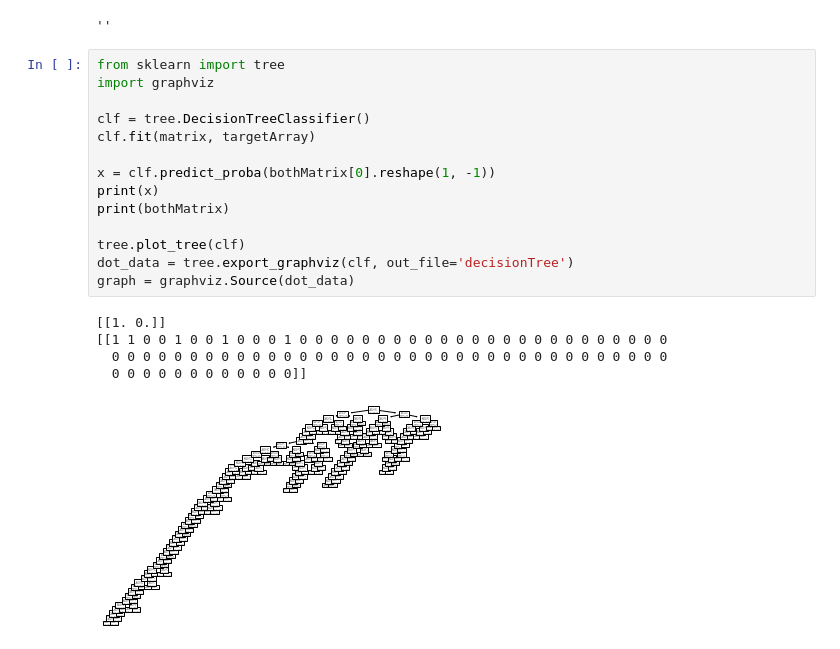
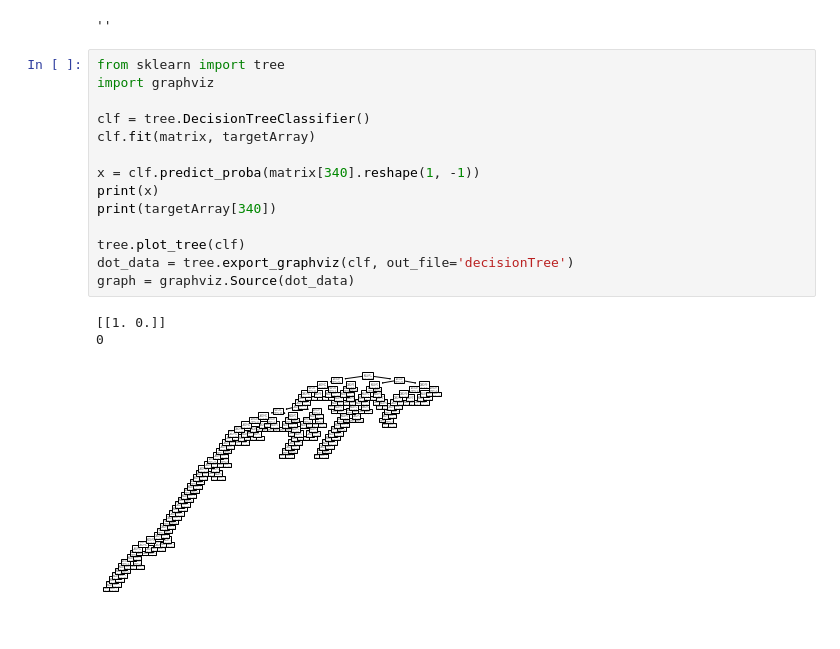
Before and after one commit to johnsont4/TwitterAnalysis, a Jupyter notebook: Teagan TwitterAnalysis-Copy1.ipynb, the cells around one changed output. Saved outputs shown, nothing was run; the diff lists cells and outputs as text.

```diff
--- a/Teagan TwitterAnalysis-Copy1.ipynb
+++ b/Teagan TwitterAnalysis-Copy1.ipynb
@@ -278,20 +278,18 @@ Calm group entropy:  -0.0
 # %%
 from sklearn import tree
 import graphviz
 
 clf = tree.DecisionTreeClassifier()
 clf.fit(matrix, targetArray)
 
-x = clf.predict_proba(bothMatrix[0].reshape(1, -1))
+x = clf.predict_proba(matrix[340].reshape(1, -1))
 print(x)
-print(bothMatrix)
+print(targetArray[340])
 
 tree.plot_tree(clf)
 dot_data = tree.export_graphviz(clf, out_file='decisionTree')
 graph = graphviz.Source(dot_data)
 # %% [output]
 [[1. 0.]]
-[[1 1 0 0 1 0 0 1 0 0 0 1 0 0 0 0 0 0 0 0 0 0 0 0 0 0 0 0 0 0 0 0 0 0 0 0
-  0 0 0 0 0 0 0 0 0 0 0 0 0 0 0 0 0 0 0 0 0 0 0 0 0 0 0 0 0 0 0 0 0 0 0 0
-  0 0 0 0 0 0 0 0 0 0 0 0]]
+0
-[figure, old version]
+[figure, new version]
```
Also changed, not shown: 2 other files.
